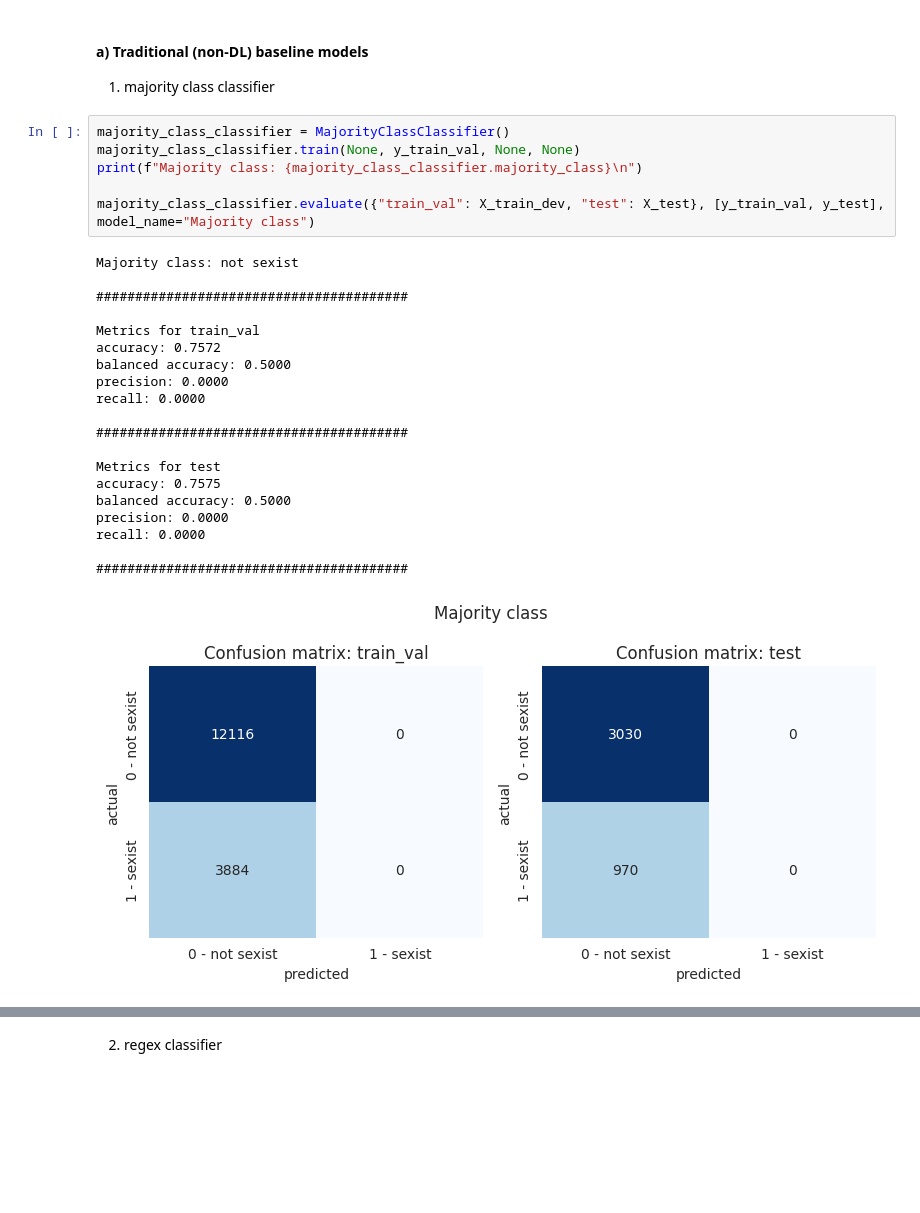
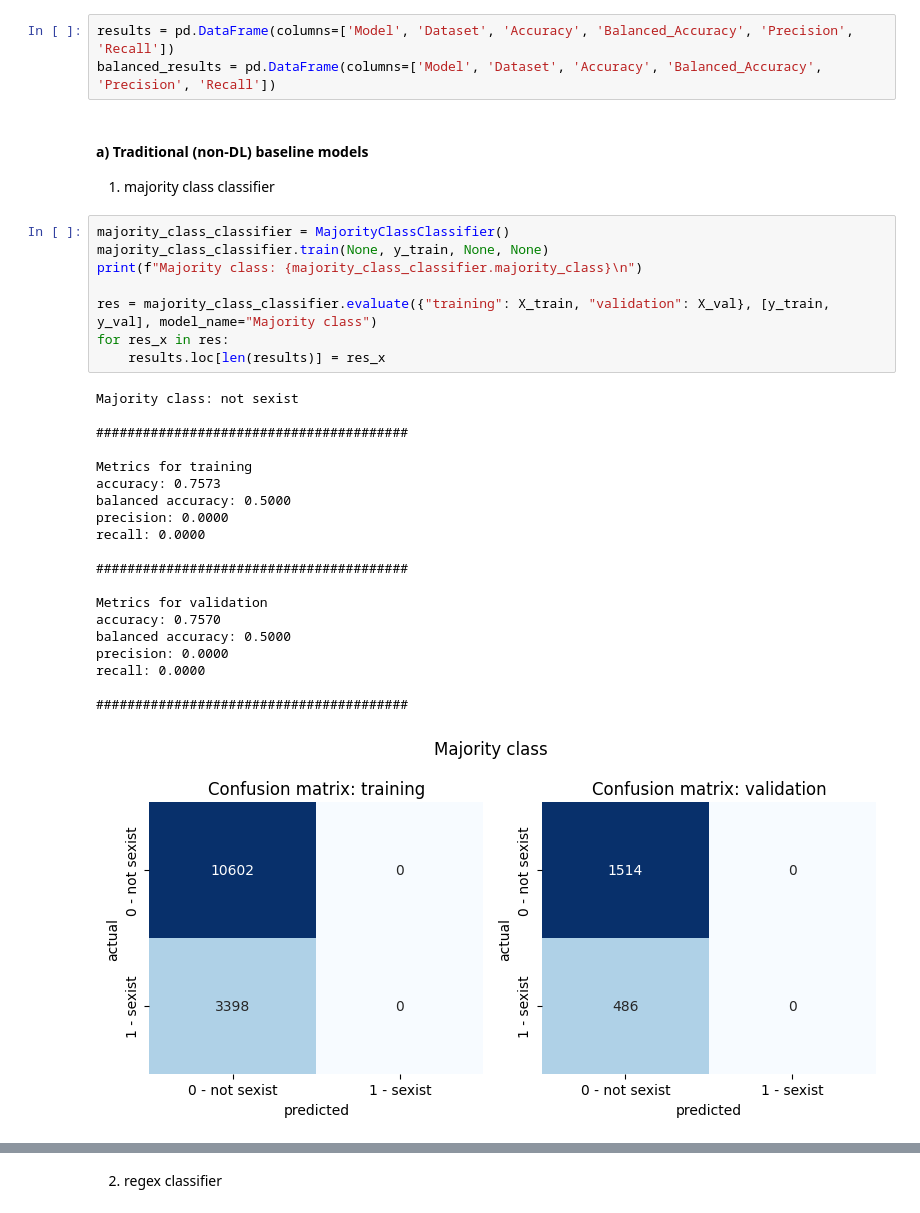
Before and after one commit to henrform/NLP_24W_VSHJ, a Jupyter notebook: milestone 2/milestone_2.ipynb, the cells around one changed output, grey strips where cells are left out. Cells and saved outputs as stored; diff of their text form; blank space fills up the shorter version.

```diff
--- a/milestone 2/milestone_2.ipynb
+++ b/milestone 2/milestone_2.ipynb
@@ -51,31 +56,36 @@ plt.show()
+# %%
+results = pd.DataFrame(columns=['Model', 'Dataset', 'Accuracy', 'Balanced_Accuracy', 'Precision', 'Recall'])
+balanced_results = pd.DataFrame(columns=['Model', 'Dataset', 'Accuracy', 'Balanced_Accuracy', 'Precision', 'Recall'])
 # %% [markdown]
 #### a) Traditional (non-DL) baseline models
 
 1. majority class classifier
 # %%
 majority_class_classifier = MajorityClassClassifier()
-majority_class_classifier.train(None, y_train_val, None, None)
+majority_class_classifier.train(None, y_train, None, None)
 print(f"Majority class: {majority_class_classifier.majority_class}\n")
 
-majority_class_classifier.evaluate({"train_val": X_train_dev, "test": X_test}, [y_train_val, y_test], model_name="Majority class")
+res = majority_class_classifier.evaluate({"training": X_train, "validation": X_val}, [y_train, y_val], model_name="Majority class")
+for res_x in res:
+    results.loc[len(results)] = res_x
 # %% [output]
 Majority class: not sexist
 
 ########################################
 
-Metrics for train_val
-accuracy: 0.7572
+Metrics for training
+accuracy: 0.7573
 balanced accuracy: 0.5000
 precision: 0.0000
 recall: 0.0000
 
 ########################################
 
-Metrics for test
-accuracy: 0.7575
+Metrics for validation
+accuracy: 0.7570
 balanced accuracy: 0.5000
 precision: 0.0000
 recall: 0.0000
 
 ########################################
-[figure, old version]
+[figure, new version]
```
Also changed, not shown: parts of 23 cells of this notebook, 4 other files.
